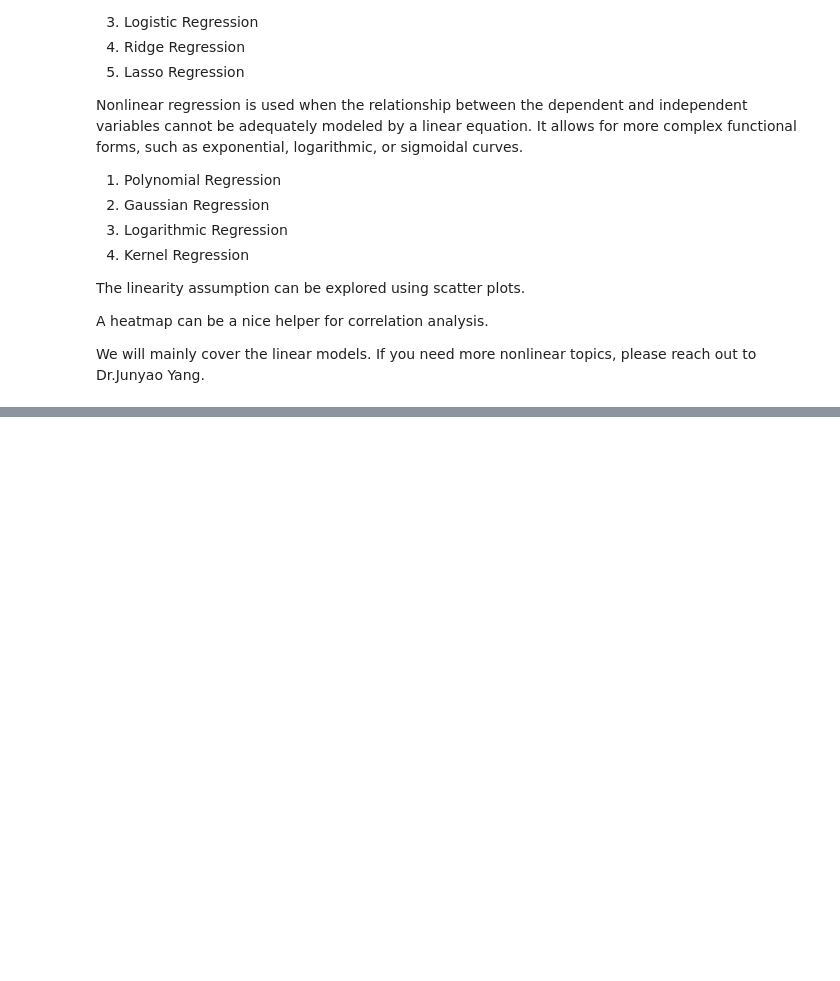
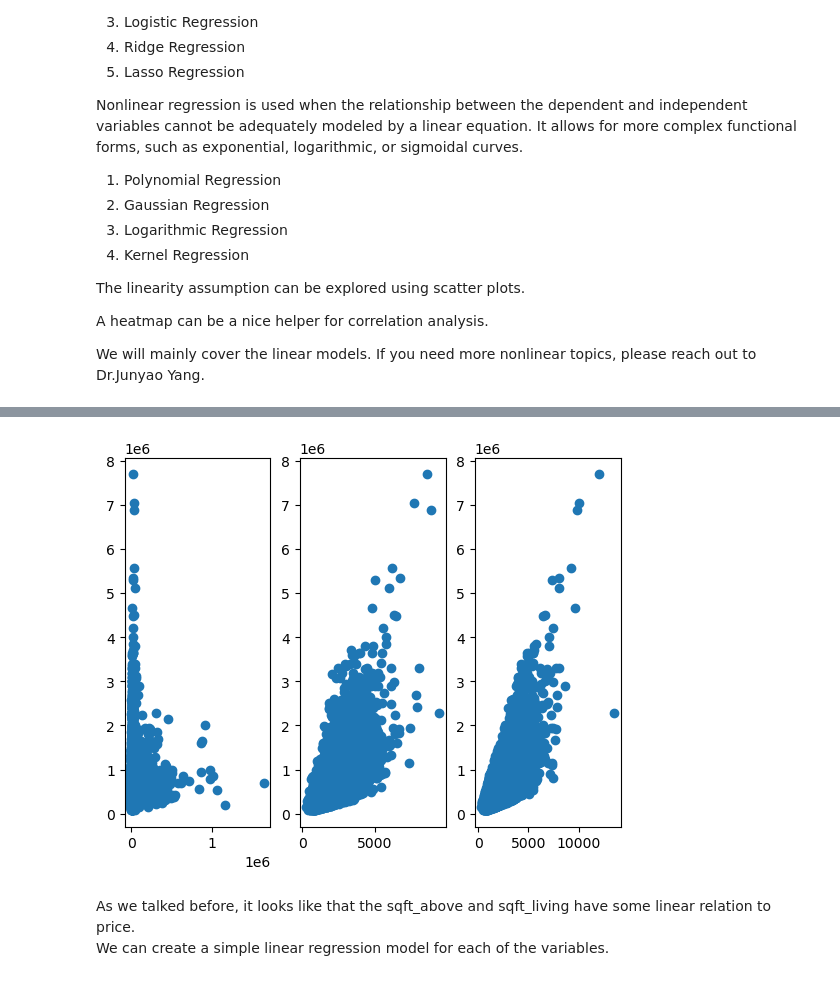
Before and after one commit to jzy0040/PythonIntroAndDataModeling, a Jupyter notebook: notebooks/RegressionAnalysis.ipynb, the cells around one changed output, grey strips where cells are left out. Saved outputs shown, nothing was run; the diff lists cells and outputs as text; code cells hidden in the pictures; blank space fills up the shorter version.

```diff
--- a/notebooks/RegressionAnalysis.ipynb
+++ b/notebooks/RegressionAnalysis.ipynb
@@ -36,3 +37,12 @@ We will mainly cover the linear models. If you need more nonlinear topics, pleas
 **No multicollinearity**: There is no perfect multicollinearity among the independent variables. Multicollinearity occurs when two or more predictors are highly correlated, which can lead to unstable parameter estimates.
 
 **No influential outliers**: The presence of influential outliers (extreme values) in the data can disproportionately influence the parameter estimates and affect the overall fit of the model.
+# %%
+# Loading libraries and data
+import numpy as np
+import pandas as pd
+import matplotlib.pyplot as plt
+
+fname = "../data/kc_house_data.csv"
+df = pd.read_csv(fname)
+df.head()
@@ -38,0 +57,14 @@ We will mainly cover the linear models. If you need more nonlinear topics, pleas
+# %%
+# scatter plot for sqft_lot and price
+fig, ax = plt.subplots(1, 3)
+
+ax[0].scatter(df['sqft_lot'], df['price'])
+
+ax[1].scatter(df['sqft_above'], df['price'])
+ax[2].scatter(df['sqft_living'], df['price'])
+plt.show()
+# %% [output]
+[figure, added]
+# %% [markdown]
+As we talked before, it looks like that the sqft_above and sqft_living have some linear relation to price. <br>
+We can create a simple linear regression model for each of the variables.
```
Also changed, not shown: parts of 13 cells of this notebook.
